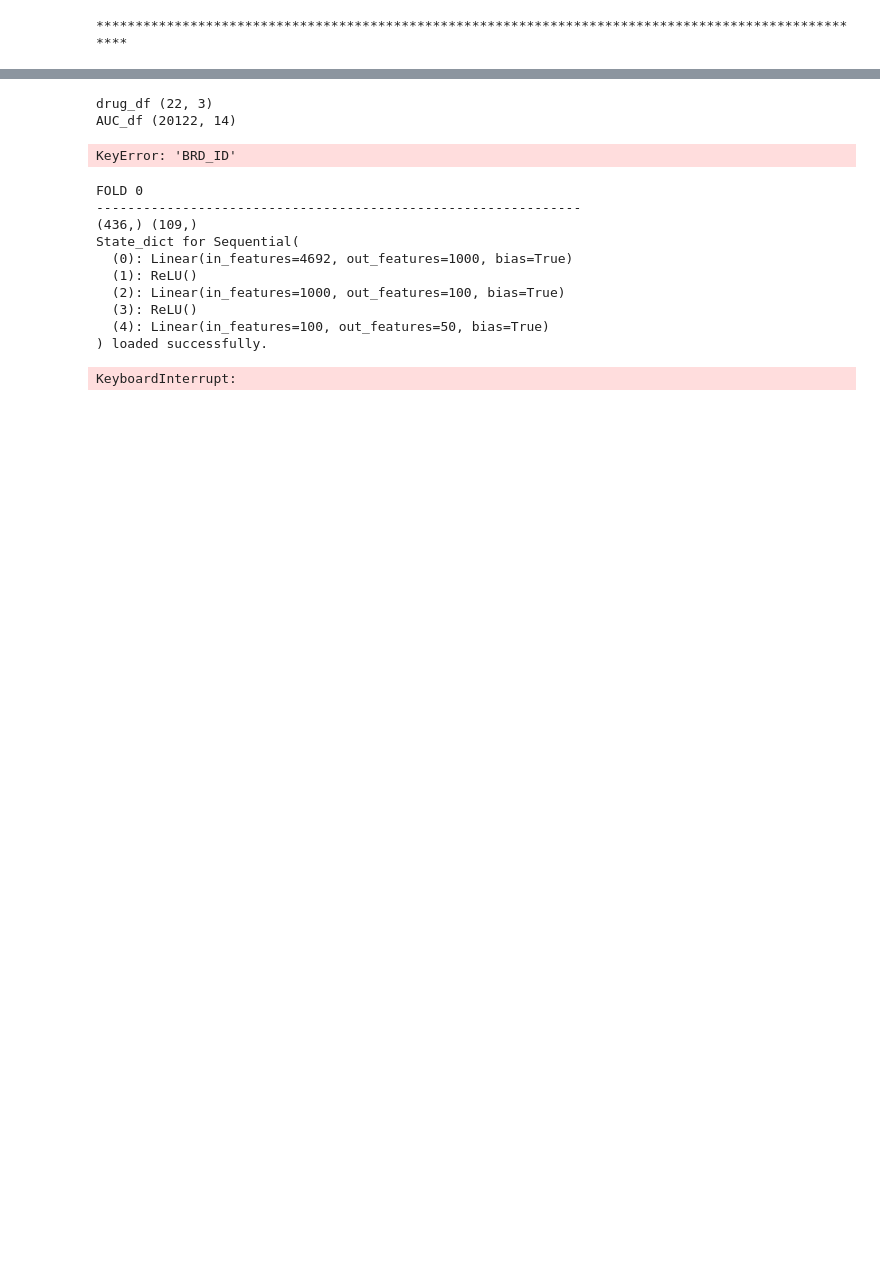
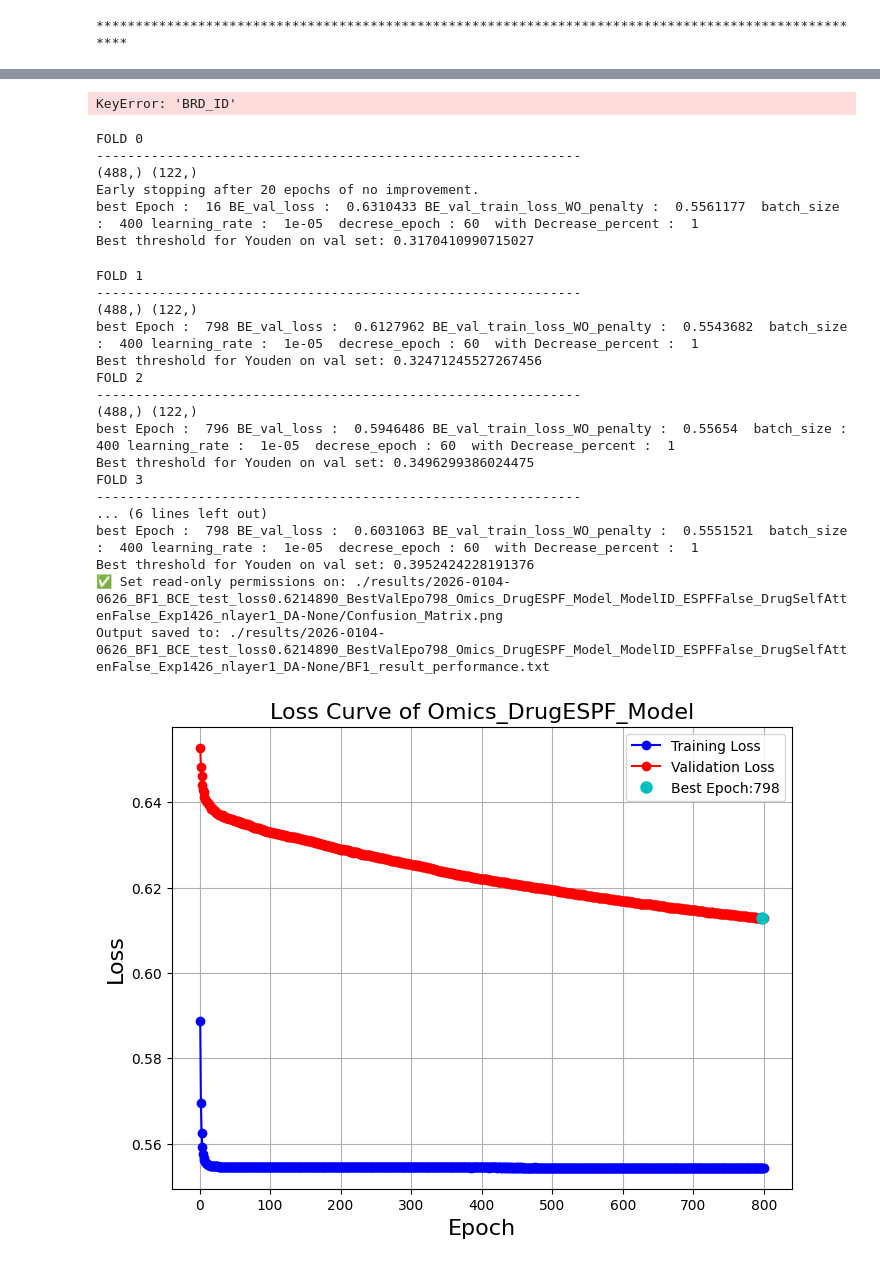
Before and after one commit to chiu-kai/ESPF_OMICS, a Jupyter notebook: onlyExp instance_df.ipynb, the cells around one changed output, grey strips where cells are left out. Cells and saved outputs as stored; diff of their text form; code cells hidden in the pictures; blank space fills up the shorter version.

```diff
--- a/onlyExp instance_df.ipynb
+++ b/onlyExp instance_df.ipynb
@@ -509,13 +514,12 @@ AUC_df_numerical
 # information
 struct_time   = time.localtime()
 timestamp    = time.strftime("%Y-%m%d-%H%M", struct_time)
-print("*"*100)
 
 device = (torch.device('cuda') if torch.cuda.is_available() else torch.device('cpu'))
 print(f"Training on device {device}.")
 
 # 檢查exp和AUC的samples是否一致
-if deconfound_EXPembedding is True:
+if DA_Folder != 'None':
     with open(omics_files['Exp'], 'rb') as f:
         latent_dict = pickle.load(f)
         exp_df = pd.DataFrame(latent_dict).T
@@ -532,7 +536,7 @@ set_seed(seed)
 
 scaler_dict = {}  # To store scalers for each omic_type
 for omic_type in include_omics:
-    if deconfound_EXPembedding is True:
+    if DA_Folder != 'None':
         omics_data_dict[omic_type] = exp_df.loc[matched_samples]
     else:
         omics_data_dict[omic_type] = pd.read_csv(omics_files[omic_type], sep=',', index_col=0).loc[matched_samples]
@@ -541,25 +545,30 @@ for omic_type in include_omics:
             scaler = StandardScaler()
             omics_data_dict[omic_type] = pd.DataFrame(scaler.fit_transform(omics_data_dict[omic_type]),index=omics_data_dict[omic_type].index,columns=omics_data_dict[omic_type].columns)
             scaler_dict[omic_type] = scaler  # save the fitted scaler for latter inference
-    if test is True:
-        # Specify the index as needed
-        omics_data_dict[omic_type] = omics_data_dict[omic_type][:76]  # Adjust the row selection as needed
 
     # omics_data_tensor_dict[omic_type]  = torch.tensor(omics_data_dict[omic_type].values, dtype=torch.float32).to(device)
     omics_numfeatures_dict[omic_type] = omics_data_dict[omic_type].shape[1]
     # print(f"{omic_type} tensor shape:", omics_data_tensor_dict[omic_type].shape)
     print(f"{omic_type} num_features",omics_numfeatures_dict[omic_type])
 
+
 drug_df = pd.read_csv( drug_df_path, sep=',', index_col=0)
-print("drug_df",drug_df.shape)
+if one_drug is not None:
+    drug_df = drug_df[drug_df['name'].str.lower() == one_drug.lower()]
 drug_df = drug_df.sort_index(axis=0).sort_index(axis=1)
 if "BRD_ID" in drug_df.columns:
     drug_df["BRD_ID"] = drug_df["BRD_ID"].replace({"BRD-K61250484-001-02-3": "BRD-6125",
                                                     "BRD-K91701654-001-03-1 (CID5354033)": "BRD-K91701654-001-03-1",
                                                     "BRD-K18787491-001-08-6 (CID3006531)": "BRD-K18787491-001-08-6"})
 print("drug_df",drug_df.shape)
-print("AUC_df_numerical",AUC_df_numerical.shape)
+if one_drug is not None:
+    AUC_df_numerical = AUC_df_numerical[AUC_df_numerical['drug_name'].str.lower() == one_drug.lower()]# matched AUCfile and drug samples
 
+# matched AUCfile and omics_data samples
+AUC_df_numerical = AUC_df_numerical[AUC_df_numerical['ModelID'].isin(matched_samples)]
+print("AUC_df_numerical match samples",AUC_df_numerical.shape)
+# median_value = np.nanmedian(AUC_df_numerical.values)  # Directly calculate median, ignoring NaNs
+# print("median_value",median_value)
 if 'BCE' in criterion.loss_type :
     AUC_df = AUC_df_numerical.copy()
     print("AUC_df",AUC_df.shape)
@@ -569,15 +578,18 @@ if 'BCE' in criterion.loss_type :
 else:
     AUC_df = AUC_df_numerical.copy()
 del AUC_df_numerical
+
 if AUCtransform == "-log2":
     AUC_df = -np.log2(AUC_df)
 if AUCtransform == "-log10":
     AUC_df = -np.log10(AUC_df)
+
 if test is True:
-    drug_df=drug_df[:22]
+    drug_df=drug_df[:100]
     AUC_df = AUC_df[AUC_df['drug_name'].isin(drug_df.index)]
     print("drug_df",drug_df.shape)
     print("AUC_df",AUC_df.shape)
+
 if 'weighted' in criterion.loss_type :
     if 'BCE' in criterion.loss_type :
         weighted_threshold = None
@@ -599,12 +611,13 @@ else:
     few_weight = None
     more_weight = None
 
+
 # convert SMILES to subword token by ESPF
 if ESPF is True:
     # 挑出重複的SMILES
     duplicate =  drug_df["SMILES"][drug_df["SMILES"].duplicated(keep=False)]
     vocab_path = "./ESPF/drug_codes_chembl_freq_1500.txt" # token
-    sub_csv = pd.read_csv("./ESPF/subword_units_map_chembl_freq_1500.csv")# token with frequency
+    sub_csv = pd.read_csv(ESPF_file)# token with frequency
     drug_df["drug_encode"] = pd.Series(drug_df["SMILES"]).apply(drug2emb_encoder, args=(vocab_path, sub_csv, max_drug_len))
     print("drug_encode",type(drug_df["drug_encode"]))
     drug_df["drug_encode"] = [i[:2] for i in drug_df["drug_encode"].values]
@@ -676,17 +642,9 @@ class InstanceResponseDataset(torch.utils.data.Dataset):
-# %%
-drug_df=drug_df[:22]
-AUC_df = AUC_df[AUC_df['drug_name'].isin(drug_df.index)]
-print("drug_df",drug_df.shape)
-print("AUC_df",AUC_df.shape)
-# %% [output]
-drug_df (22, 3)
-AUC_df (20122, 14)
 # %%
 # splitType = ModelID or drug_name
 all_samples = AUC_df[splitType].unique()
 train_val_samples, test_samples = train_test_split(all_samples, test_size=0.1, random_state=42)
 train_val_df = AUC_df[AUC_df[splitType].isin(train_val_samples)]
-test_df = AUC_df[AUC_df[splitType].isin(test_samples)]
+test_df = AUC_df[AUC_df[splitType].isin(test_samples)].sort_values(by='lnIC50')
 # %%
 set_seed(seed)
 test_dataset = InstanceResponseDataset(test_df, omics_data_dict, drug_df, drug_graph, include_omics, device)
@@ -706,7 +664,7 @@ set(AUC_df.columns.str.extract(r"(BRD-[^\)]+)", expand=False)) - set(drug_df["BR
 KeyError: 'BRD_ID'
 # %%
 # Define the K-fold Cross Validator
-kfold = KFold(n_splits=kfoldCV, shuffle=True, random_state=seed) #shuffle the order of split subset
+kfold = KFold(n_splits=kfoldCV, shuffle=False, random_state=None) #shuffle the order of split subset
 for fold, (train_idx, val_idx) in enumerate(kfold.split(train_val_samples)):
     print(f'FOLD {fold}')
     print('--------------------------------------------------------------')
@@ -716,6 +674,7 @@ for fold, (train_idx, val_idx) in enumerate(kfold.split(train_val_samples)):
     fold_val_samples = train_val_samples[val_idx]
     train_df = train_val_df[train_val_df[splitType].isin(fold_train_samples)]
     val_df = train_val_df[train_val_df[splitType].isin(fold_val_samples)]
+
 
     set_seed(seed)
     train_dataset = InstanceResponseDataset(train_df, omics_data_dict, drug_df, drug_graph, include_omics, device)
@@ -729,11 +688,11 @@ for fold, (train_idx, val_idx) in enumerate(kfold.split(train_val_samples)):
     if model_name == "Omics_DrugESPF_Model":
         model = Omics_DrugESPF_Model(omics_encode_dim_dict, drug_encode_dims, activation_func, activation_func_final, dense_layer_dim, device, ESPF, Drug_SelfAttention, pos_emb_type,
                             drug_embedding_feature_size, intermediate_size, num_attention_heads , attention_probs_dropout_prob, hidden_dropout_prob, omics_numfeatures_dict, max_drug_len,
-                            n_layer,deconfound_EXPembedding,TCGA_pretrain_weight_path_dict= TCGA_pretrain_weight_path_dict)
+                            n_layer,DA_Folder,TCGA_pretrain_weight_path_dict= TCGA_pretrain_weight_path_dict)
     elif model_name == "Omics_DCSA_Model":
         model = Omics_DCSA_Model(omics_encode_dim_dict, drug_encode_dims, activation_func, activation_func_final, dense_layer_dim, device, ESPF, Drug_SelfAttention, pos_emb_type,
                             drug_embedding_feature_size, intermediate_size, num_attention_heads , attention_probs_dropout_prob, hidden_dropout_prob, omics_numfeatures_dict, max_drug_len,
-                            n_layer,deconfound_EXPembedding,TCGA_pretrain_weight_path_dict= TCGA_pretrain_weight_path_dict)
+                            n_layer,DA_Folder,TCGA_pretrain_weight_path_dict= TCGA_pretrain_weight_path_dict)
 
     model.to(device=device)
 
@@ -931,39 +890,52 @@ with open(output_file, "w") as file:
             results["Mode"].append(f"Mode {name} Pearson: {mode_value[0]} count={mode_count[0]}")
 
             results["Skewness"].append(f"Skewness {name} Pearson: {stats.skew(pearson, bias=False, nan_policy='raise'):.6f}")
         file.write("\n".join("\n".join(v) for v in results.values()) + "\n")
 
         results = {"Mean": [], "Median": [], "Mode": [], "Skewness": []}
         for name, spearman in [("Train", train_spearman), ("Validation", val_spearman), ("Test", test_spearman)]:
             results["Mean"].append(f"Mean {name} spearman: {np.mean(spearman):.6f} ± {np.std(spearman):.4f}")
             results["Median"].append(f"Median {name} spearman: {np.median(spearman):.6f}")
 
             mode_value, mode_count = stats.mode(np.round(spearman, 2), keepdims=True)
             results["Mode"].append(f"Mode {name} spearman: {mode_value[0]} count={mode_count[0]}")
 
             results["Skewness"].append(f"Skewness {name} spearman: {stats.skew(spearman, bias=False, nan_policy='raise'):.6f}")
         file.write("\n".join("\n".join(v) for v in results.values()) + "\n")
 
         # check All Same Predicted Values Item_Count in {name}set # EX: 一個藥對應每個ccl時，輸出值都一樣
         for name, AllSameValuesList_count in [("Train", train_AllSameValuesList_count),
                                         ("Validation", val_AllSameValuesList_count),
                                         ("Test", test_AllSameValuesList_count)]:
             file.write(f"All Same Predicted Values Item_Count in {name}set: {AllSameValuesList_count}\n")
 
     file.write(f"BF_test_targets\n{BF_test_targets[0][:10]}\n")
     file.write(f"BF_test_outputs_before_final_activation_list\n{BF_test_outputs_before_final_activation_list[0][:10]}\n")
     file.write(f"BF_test_outputs\n{BF_test_outputs[0][:10]}\n")
     print("Output saved to:", output_file)
     os.chmod(output_file, 0o444)
 # %% [output]
 FOLD 0
 --------------------------------------------------------------
-(436,) (109,)
-State_dict for Sequential(
-  (0): Linear(in_features=4692, out_features=1000, bias=True)
-  (1): ReLU()
-  (2): Linear(in_features=1000, out_features=100, bias=True)
-  (3): ReLU()
-  (4): Linear(in_features=100, out_features=50, bias=True)
-) loaded successfully.
+(488,) (122,)
+Early stopping after 20 epochs of no improvement.
+best Epoch :  16 BE_val_loss :  0.6310433 BE_val_train_loss_WO_penalty :  0.5561177  batch_size :  400 learning_rate :  1e-05  decrese_epoch : 60  with Decrease_percent :  1
+Best threshold for Youden on val set: 0.3170410990715027
-KeyboardInterrupt:
+FOLD 1
+--------------------------------------------------------------
+(488,) (122,)
+best Epoch :  798 BE_val_loss :  0.6127962 BE_val_train_loss_WO_penalty :  0.5543682  batch_size :  400 learning_rate :  1e-05  decrese_epoch : 60  with Decrease_percent :  1
+Best threshold for Youden on val set: 0.32471245527267456
+FOLD 2
+--------------------------------------------------------------
+(488,) (122,)
+best Epoch :  796 BE_val_loss :  0.5946486 BE_val_train_loss_WO_penalty :  0.55654  batch_size :  400 learning_rate :  1e-05  decrese_epoch : 60  with Decrease_percent :  1
+Best threshold for Youden on val set: 0.3496299386024475
+FOLD 3
+--------------------------------------------------------------
+... (6 lines left out)
+best Epoch :  798 BE_val_loss :  0.6031063 BE_val_train_loss_WO_penalty :  0.5551521  batch_size :  400 learning_rate :  1e-05  decrese_epoch : 60  with Decrease_percent :  1
+Best threshold for Youden on val set: 0.3952424228191376
+✅ Set read-only permissions on: ./results/2026-0104-0626_BF1_BCE_test_loss0.6214890_BestValEpo798_Omics_DrugESPF_Model_ModelID_ESPFFalse_DrugSelfAttenFalse_Exp1426_nlayer1_DA-None/Confusion_Matrix.png
+Output saved to: ./results/2026-0104-0626_BF1_BCE_test_loss0.6214890_BestValEpo798_Omics_DrugESPF_Model_ModelID_ESPFFalse_DrugSelfAttenFalse_Exp1426_nlayer1_DA-None/BF1_result_performance.txt
+[figure, added]
```
Also changed, not shown: parts of 10 cells of this notebook, 10 other files.
